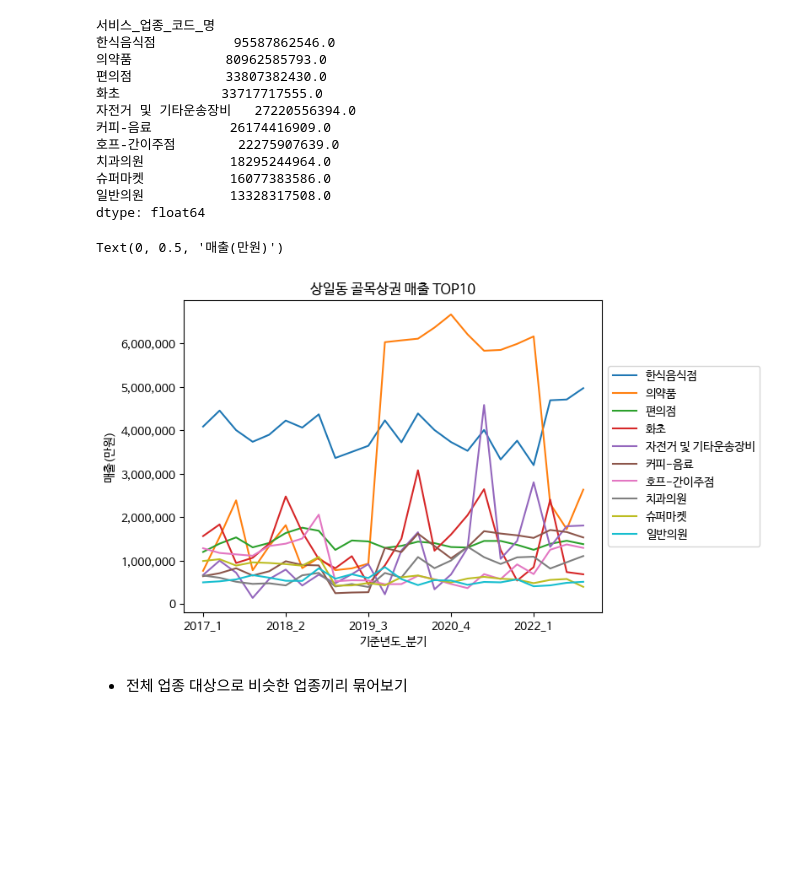
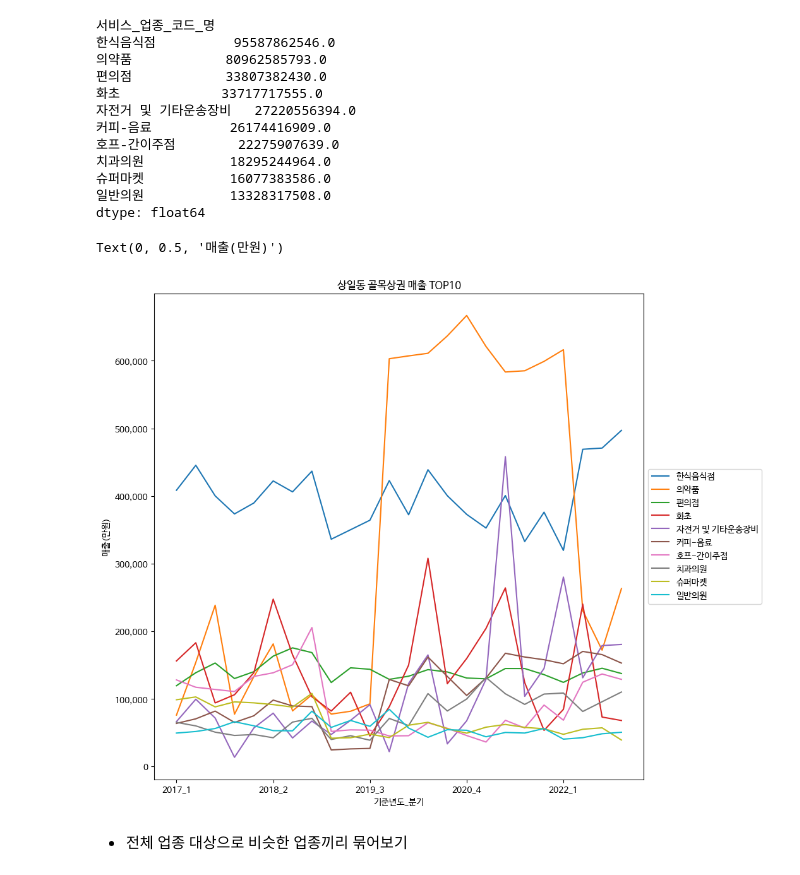
Before and after one commit to yhp2205/2023Project, a Jupyter notebook: 상일동_골목상권.ipynb, the cells around one changed output. Saved outputs shown, nothing was run; the diff lists cells and outputs as text; code cells hidden in the pictures; blank space fills up the shorter version.

```diff
--- a/상일동_골목상권.ipynb
+++ b/상일동_골목상권.ipynb
@@ -300,14 +300,14 @@ sangil_sales = sangil_sales[sangil_sales.sum().sort_values(ascending = False).he
 # %%
 ax3 = sangil_sales.plot(title = '상일동 골목상권 매출 TOP10')
 plt.ticklabel_format(axis='y',useOffset=False, style='plain')
-current_values = plt.gca().get_yticks()/1000
+current_values = plt.gca().get_yticks()/10000
 plt.gca().set_yticklabels(['{:,.0f}'.format(x) for x in current_values])
 plt.legend(loc='center left', bbox_to_anchor=(1, 0.5))
 
 ax3.set_ylabel("매출(만원)")
 # %% [output]
 Text(0, 0.5, '매출(만원)')
-[figure, old version]
+[figure, new version]
 # %% [markdown]
 - 전체 업종 대상으로 비슷한 업종끼리 묶어보기
 # %%
```
Also changed, not shown: parts of 10 cells of this notebook.
